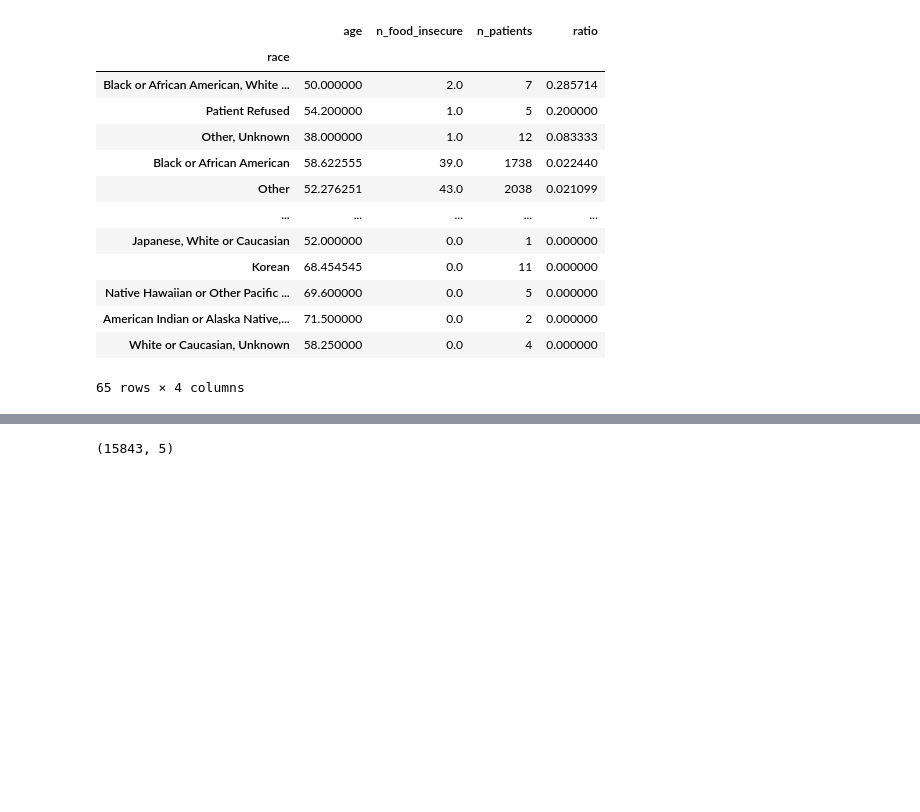
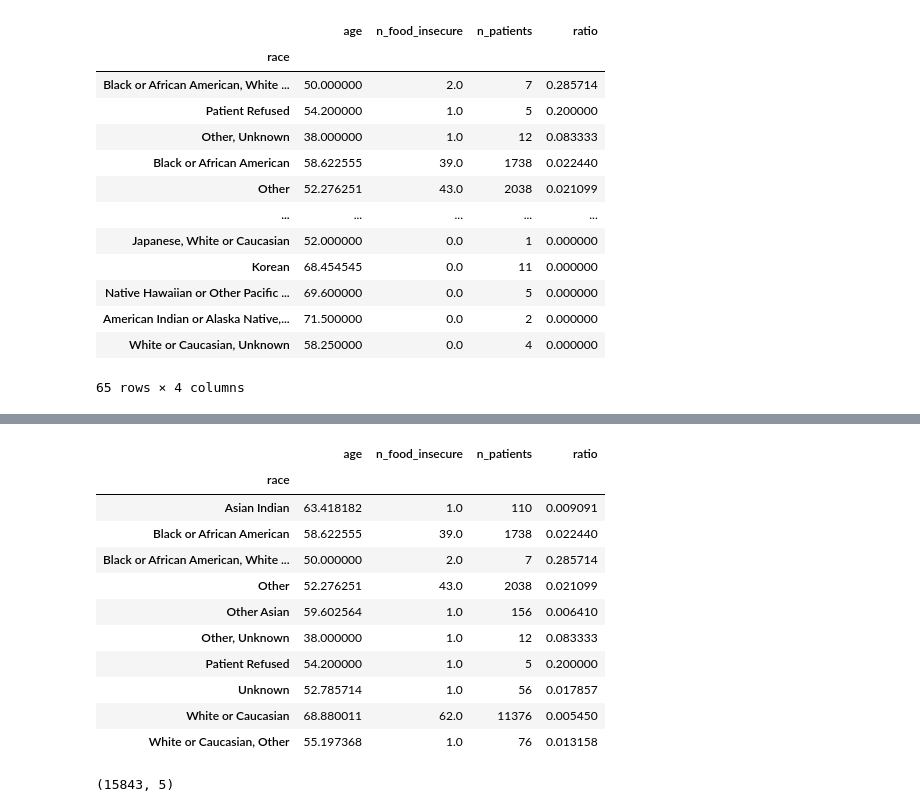
Before and after one commit to danihga/Jovia, a Jupyter notebook: Catholic Health/CatholicHealth_Unbalanced_DTrees_V2.ipynb, the cells around one changed output, grey strips where cells are left out. Saved outputs shown, nothing was run; the diff lists cells and outputs as text; code cells hidden in the pictures; blank space fills up the shorter version.

```diff
--- a/Catholic Health/CatholicHealth_Unbalanced_DTrees_V2.ipynb
+++ b/Catholic Health/CatholicHealth_Unbalanced_DTrees_V2.ipynb
@@ -93,3 +128,18 @@ race_yes.sort_values(by='ratio',ascending=False)
+# %%
+data_plot
+# %% [output]
+|  | age | n_food_insecure | n_patients | ratio |
+| race |  |  |  |  |
+| Asian Indian | 63.418182 | 1.0 | 110 | 0.009091 |
+| Black or African American | 58.622555 | 39.0 | 1738 | 0.022440 |
+| Black or African American, White ... | 50.000000 | 2.0 | 7 | 0.285714 |
+| Other | 52.276251 | 43.0 | 2038 | 0.021099 |
+| Other Asian | 59.602564 | 1.0 | 156 | 0.006410 |
+| Other, Unknown | 38.000000 | 1.0 | 12 | 0.083333 |
+| Patient Refused | 54.200000 | 1.0 | 5 | 0.200000 |
+| Unknown | 52.785714 | 1.0 | 56 | 0.017857 |
+| White or Caucasian | 68.880011 | 62.0 | 11376 | 0.005450 |
+| White or Caucasian, Other | 55.197368 | 1.0 | 76 | 0.013158 |
 # %%
 data.shape
 # %% [output]
```
Also changed, not shown: parts of 4 cells of this notebook.
